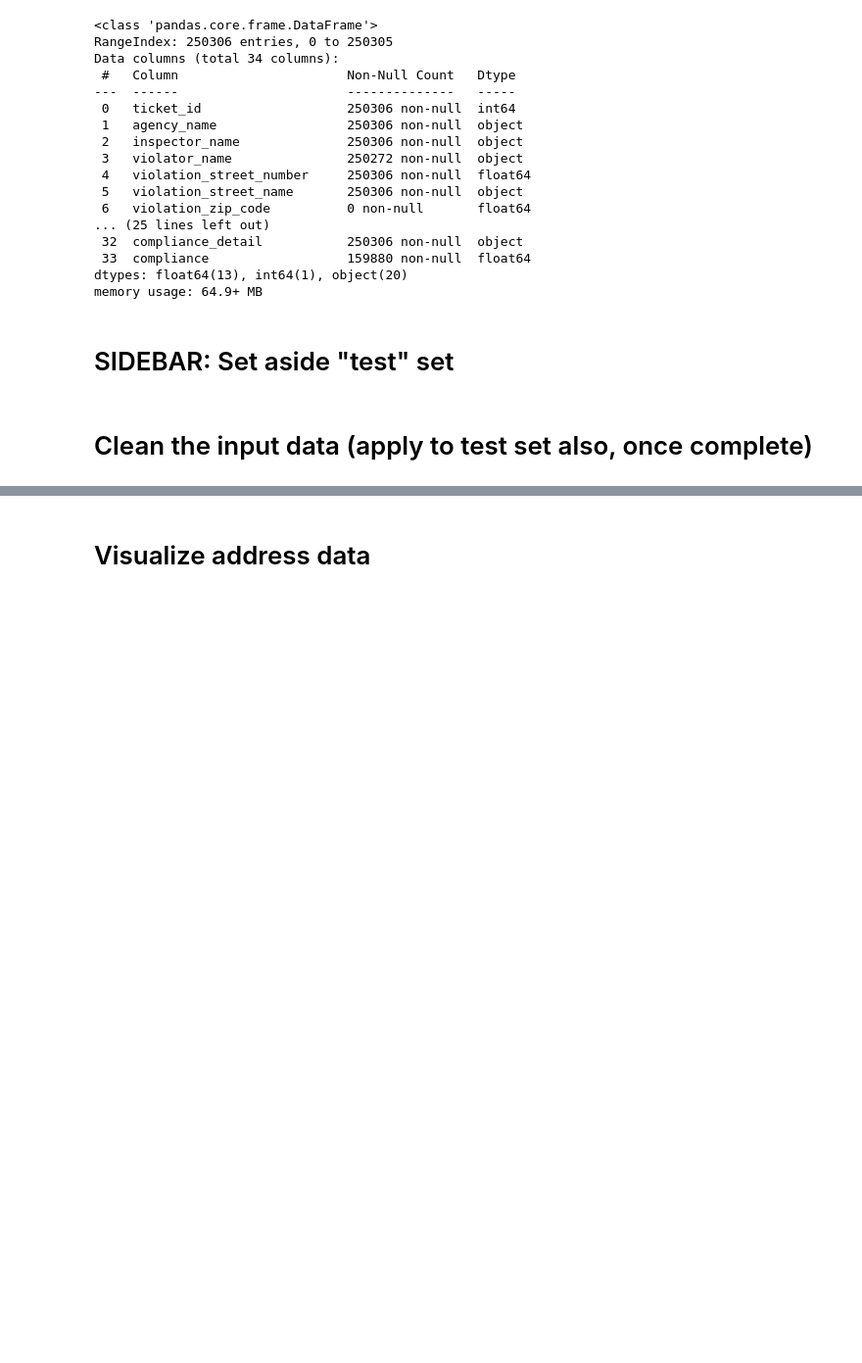
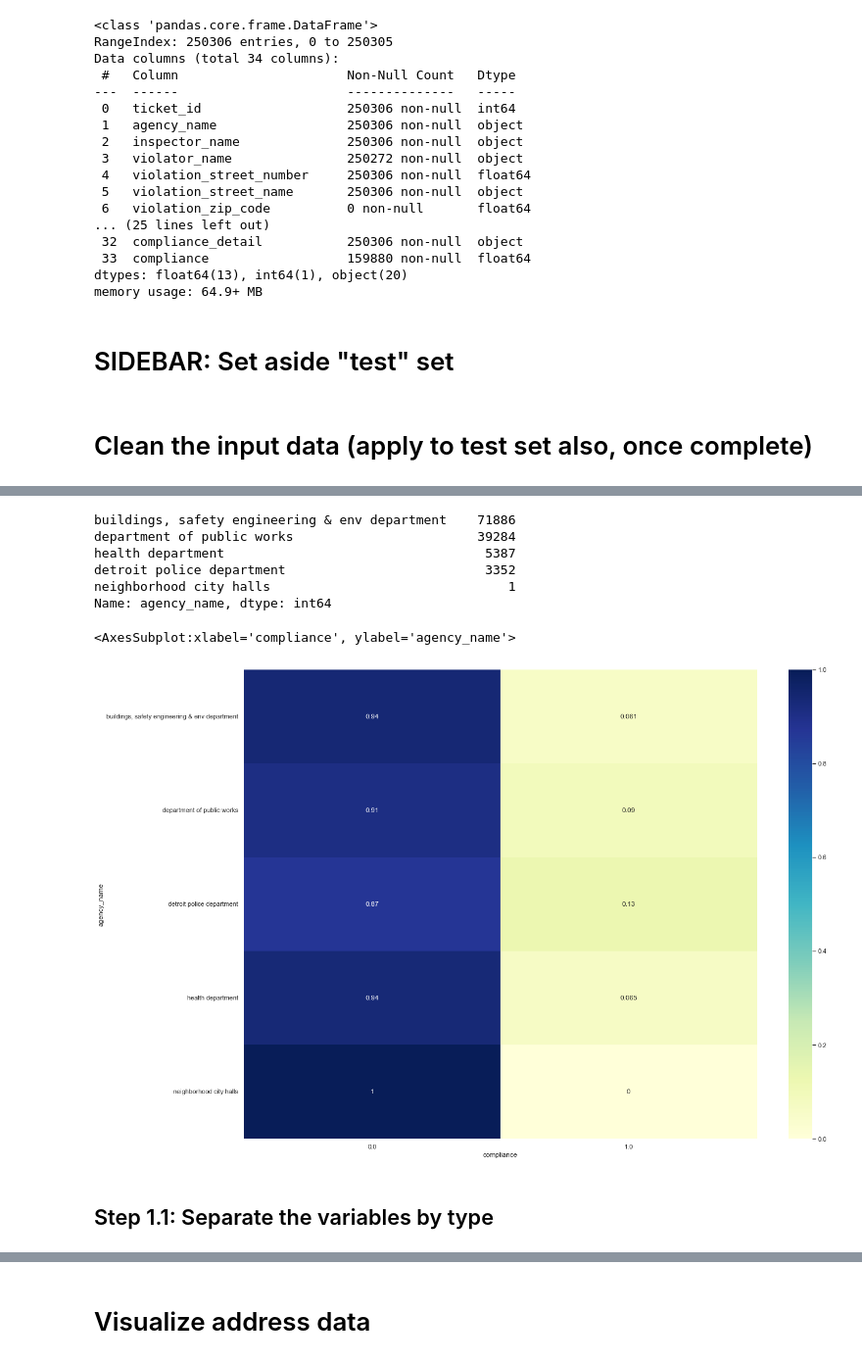
Before and after one commit to MogwaiMomo/python-coursera, a Jupyter notebook: applied ml/week4_assignment/assignment_4.ipynb, the cells around one changed output, grey strips where cells are left out. Shown: that part at 98% size. Drawn from its saved outputs; the diff is of its cells as text; code cells hidden in the pictures; blank space fills up the shorter version.

```diff
--- a/applied ml/week4_assignment/assignment_4.ipynb
+++ b/applied ml/week4_assignment/assignment_4.ipynb
@@ -177,0 +311,5 @@ from matplotlib.colors import ListedColormap
+# %%
+# run contingency tables to start: https://www.geeksforgeeks.org/contingency-table-in-python/
+contingency = pd.crosstab(graph_data['agency_name'],
+                            graph_data['compliance'], normalize="index")
+contingency.sort_values(by="1.0", ascending=False).head()
@@ -178,3 +324,19 @@ from matplotlib.colors import ListedColormap
+# %%
+graph_data.agency_name.value_counts()
+# %% [output]
+buildings, safety engineering & env department    71886
+department of public works                        39284
+health department                                  5387
+detroit police department                          3352
+neighborhood city halls                               1
+Name: agency_name, dtype: int64
+# %%
+sns.heatmap(contingency, annot=True, cmap="YlGnBu")
+# %% [output]
+<AxesSubplot:xlabel='compliance', ylabel='agency_name'>
+[figure, added]
+# %% [markdown]
+## Step 1.1: Separate the variables by type
 # %%
 train_set.hist(bins=50, figsize=(20, 15))
 plt.show()
```
Also changed, not shown: parts of 35 cells of this notebook.
